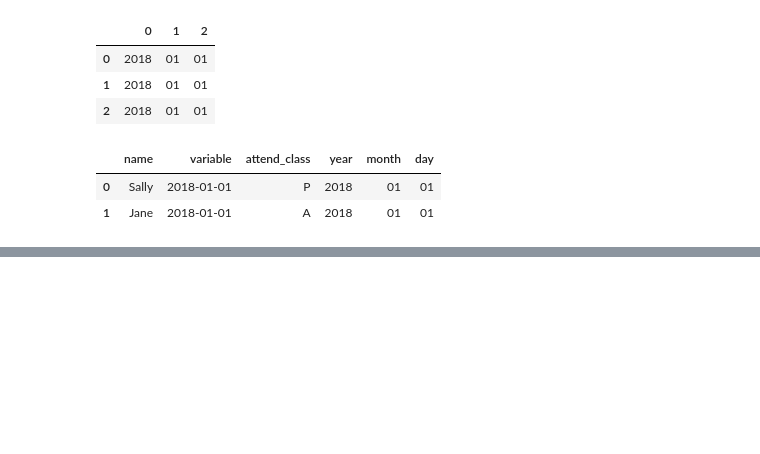
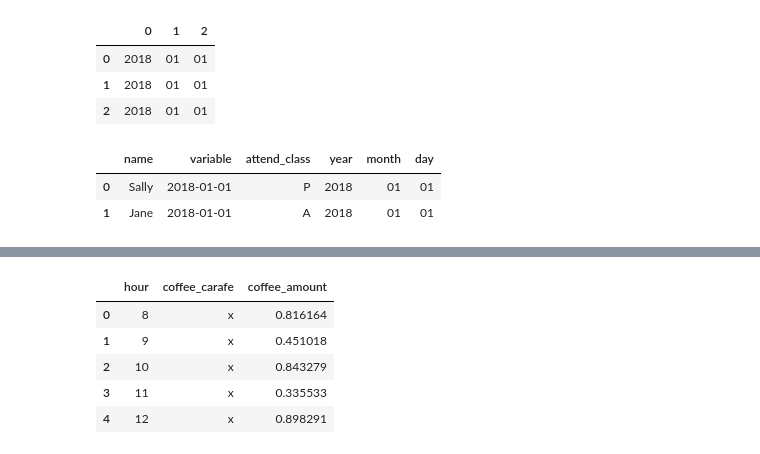
Before and after one commit to MigashaneVictoire/classification-exercises, a Jupyter notebook: classification_exercises.ipynb, the cells around one changed output, grey strips where cells are left out. Saved outputs shown, nothing was run; the diff lists cells and outputs as text; code cells hidden in the pictures; blank space fills up the shorter version.

```diff
--- a/classification_exercises.ipynb
+++ b/classification_exercises.ipynb
@@ -420,0 +427,10 @@ Name: attendance_score, dtype: float64
+# %%
+coffee_levels = pd.read_csv("untidy-data/coffee_levels.csv")
+coffee_levels.head()
+# %% [output]
+|  | hour | coffee_carafe | coffee_amount |
+| 0 | 8 | x | 0.816164 |
+| 1 | 9 | x | 0.451018 |
+| 2 | 10 | x | 0.843279 |
+| 3 | 11 | x | 0.335533 |
+| 4 | 12 | x | 0.898291 |
```
Also changed, not shown: parts of 23 cells of this notebook.
